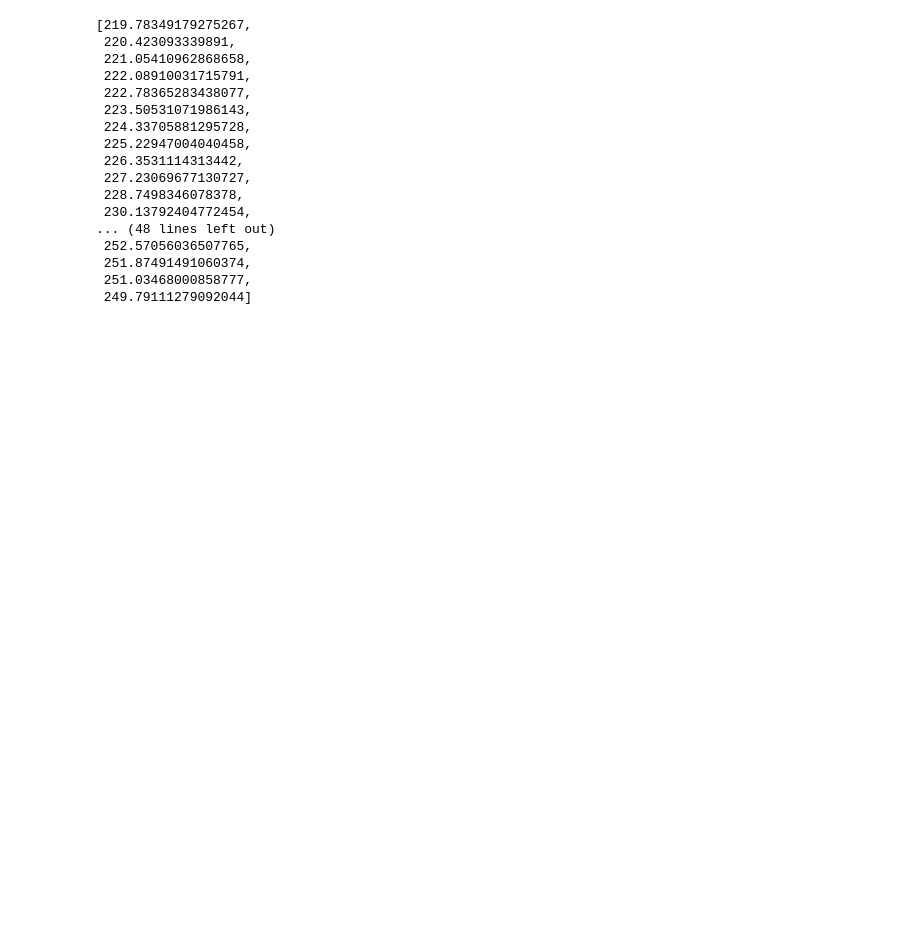
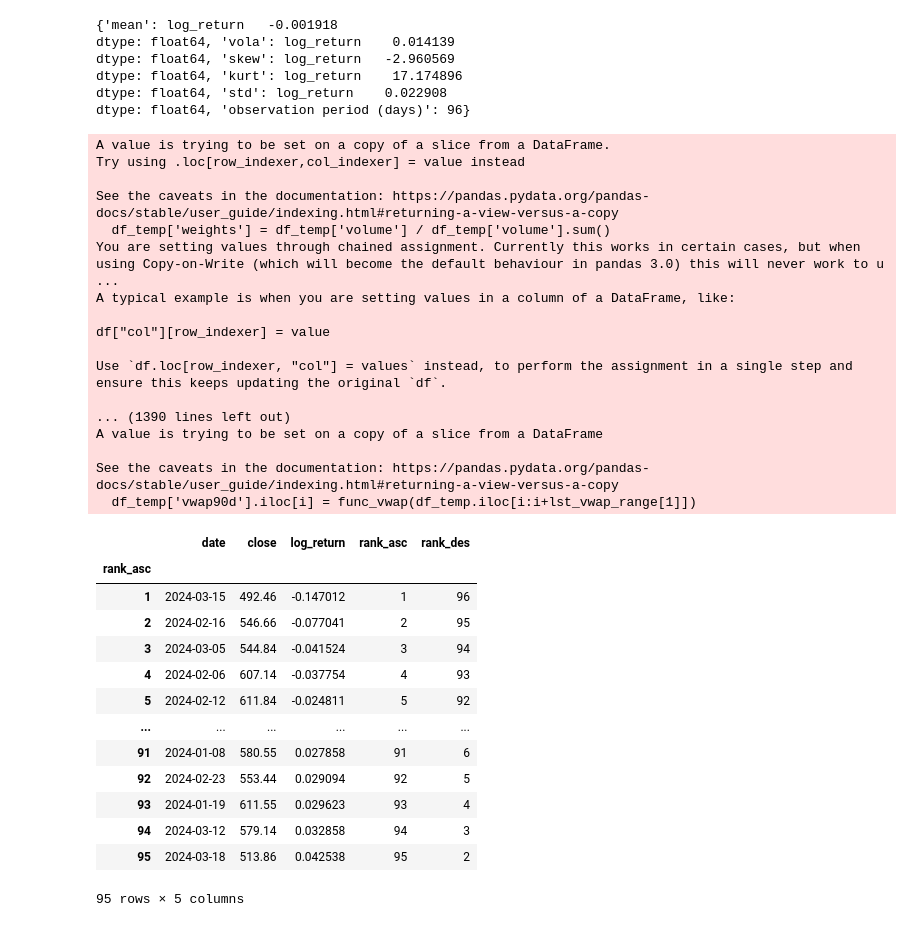
Before and after one commit to sleepper/investmentstrategies, a Jupyter notebook: Step by Step API.ipynb, the cells around one changed output. Cells and saved outputs as stored; diff of their text form; code cells hidden in the pictures; blank space fills up the shorter version.

Commit message:
Finished market data, started order statistics

```diff
--- a/Step by Step API.ipynb
+++ b/Step by Step API.ipynb
@@ -363,20 +252,0 @@ See the caveats in the documentation: https://pandas.pydata.org/pandas-docs/stab
-# %%
-li_vwap
-# %% [output]
-[219.78349179275267,
- 220.423093339891,
- 221.05410962868658,
- 222.08910031715791,
- 222.78365283438077,
- 223.50531071986143,
- 224.33705881295728,
- 225.22947004040458,
- 226.3531114313442,
- 227.23069677130727,
- 228.7498346078378,
- 230.13792404772454,
-... (48 lines left out)
- 252.57056036507765,
- 251.87491491060374,
- 251.03468000858777,
- 249.79111279092044]
@@ -382,0 +256,43 @@ li_vwap
+# %%
+import pandas as pd
+from ReturnProfile import asset_performance
+eq = asset_performance("ADBE")
+eq.df_stats
+# %% [output]
+{'mean': log_return   -0.001918
+dtype: float64, 'vola': log_return    0.014139
+dtype: float64, 'skew': log_return   -2.960569
+dtype: float64, 'kurt': log_return    17.174896
+dtype: float64, 'std': log_return    0.022908
+dtype: float64, 'observation period (days)': 96}
+A value is trying to be set on a copy of a slice from a DataFrame.
+Try using .loc[row_indexer,col_indexer] = value instead
+
+See the caveats in the documentation: https://pandas.pydata.org/pandas-docs/stable/user_guide/indexing.html#returning-a-view-versus-a-copy
+  df_temp['weights'] = df_temp['volume'] / df_temp['volume'].sum()
+You are setting values through chained assignment. Currently this works in certain cases, but when using Copy-on-Write (which will become the default behaviour in pandas 3.0) this will never work to u ...
+A typical example is when you are setting values in a column of a DataFrame, like:
+
+df["col"][row_indexer] = value
+
+Use `df.loc[row_indexer, "col"] = values` instead, to perform the assignment in a single step and ensure this keeps updating the original `df`.
+
+... (1390 lines left out)
+A value is trying to be set on a copy of a slice from a DataFrame
+
+See the caveats in the documentation: https://pandas.pydata.org/pandas-docs/stable/user_guide/indexing.html#returning-a-view-versus-a-copy
+  df_temp['vwap90d'].iloc[i] = func_vwap(df_temp.iloc[i:i+lst_vwap_range[1]])
+|  | date | close | log_return | rank_asc | rank_des |
+| rank_asc |  |  |  |  |  |
+| 1 | 2024-03-15 | 492.46 | -0.147012 | 1 | 96 |
+| 2 | 2024-02-16 | 546.66 | -0.077041 | 2 | 95 |
+| 3 | 2024-03-05 | 544.84 | -0.041524 | 3 | 94 |
+| 4 | 2024-02-06 | 607.14 | -0.037754 | 4 | 93 |
+| 5 | 2024-02-12 | 611.84 | -0.024811 | 5 | 92 |
+| ... | ... | ... | ... | ... | ... |
+| 91 | 2024-01-08 | 580.55 | 0.027858 | 91 | 6 |
+| 92 | 2024-02-23 | 553.44 | 0.029094 | 92 | 5 |
+| 93 | 2024-01-19 | 611.55 | 0.029623 | 93 | 4 |
+| 94 | 2024-03-12 | 579.14 | 0.032858 | 94 | 3 |
+| 95 | 2024-03-18 | 513.86 | 0.042538 | 95 | 2 |
+95 rows × 5 columns
```
Also changed, not shown: parts of 14 cells of this notebook, 5 other files.
